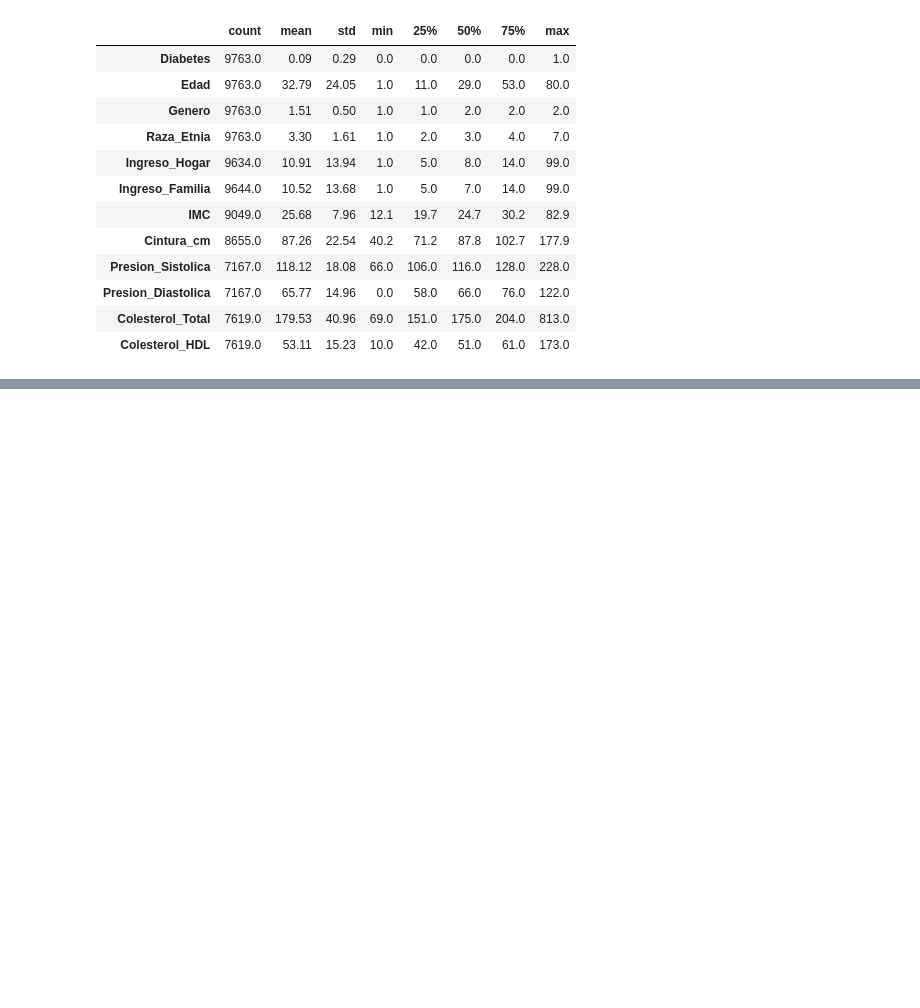
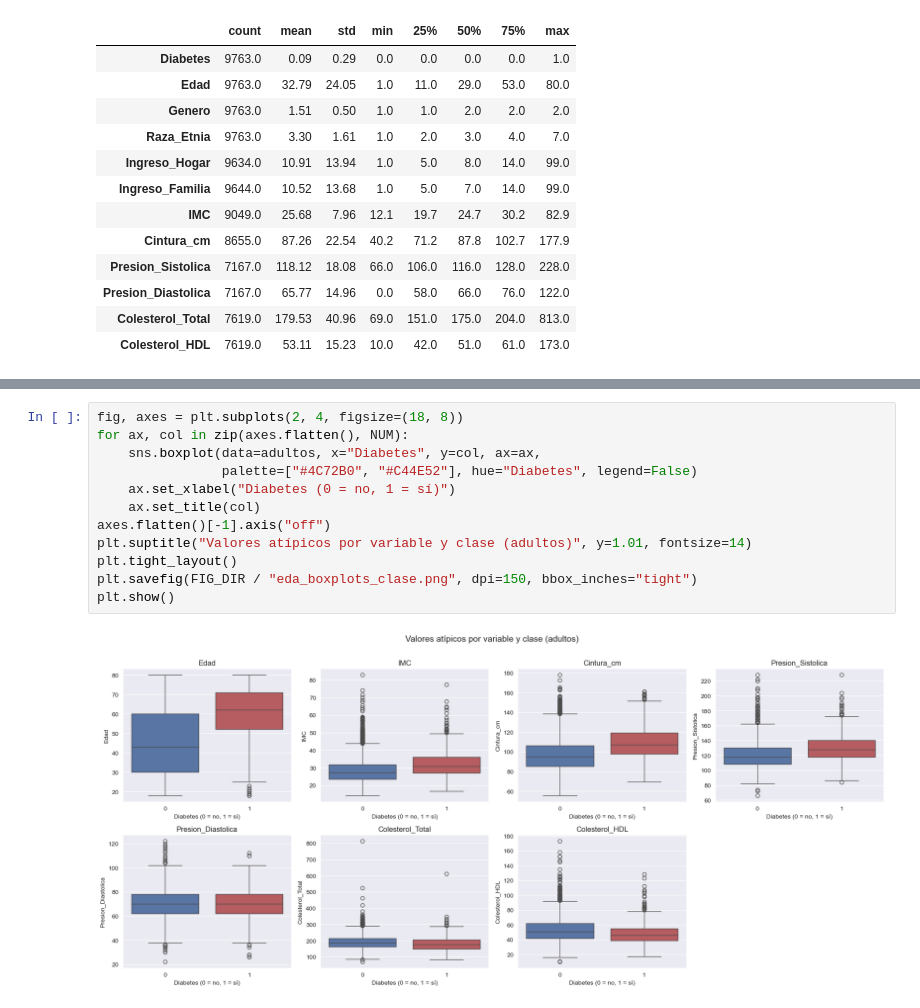
Before and after one commit to Alixguti9620/MIAD-DSA-Metabolic-Health-Explorer, a Jupyter notebook: scripts/06_Exploracion_complementaria_nhanes.ipynb, the cells around one changed output, grey strips where cells are left out. Saved outputs shown, nothing was run; the diff lists cells and outputs as text; blank space fills up the shorter version.

```diff
--- a/scripts/06_Exploracion_complementaria_nhanes.ipynb
+++ b/scripts/06_Exploracion_complementaria_nhanes.ipynb
@@ -574,0 +431,14 @@ Segun la documentación de NHANES, las variables categóricas se codifican de la
+# %%
+fig, axes = plt.subplots(2, 4, figsize=(18, 8))
+for ax, col in zip(axes.flatten(), NUM):
+    sns.boxplot(data=adultos, x="Diabetes", y=col, ax=ax,
+                palette=["#4C72B0", "#C44E52"], hue="Diabetes", legend=False)
+    ax.set_xlabel("Diabetes (0 = no, 1 = sí)")
+    ax.set_title(col)
+axes.flatten()[-1].axis("off")
+plt.suptitle("Valores atípicos por variable y clase (adultos)", y=1.01, fontsize=14)
+plt.tight_layout()
+plt.savefig(FIG_DIR / "eda_boxplots_clase.png", dpi=150, bbox_inches="tight")
+plt.show()
+# %% [output]
+[figure, added]
```
Also changed, not shown: parts of 112 cells of this notebook, 15 other files.
